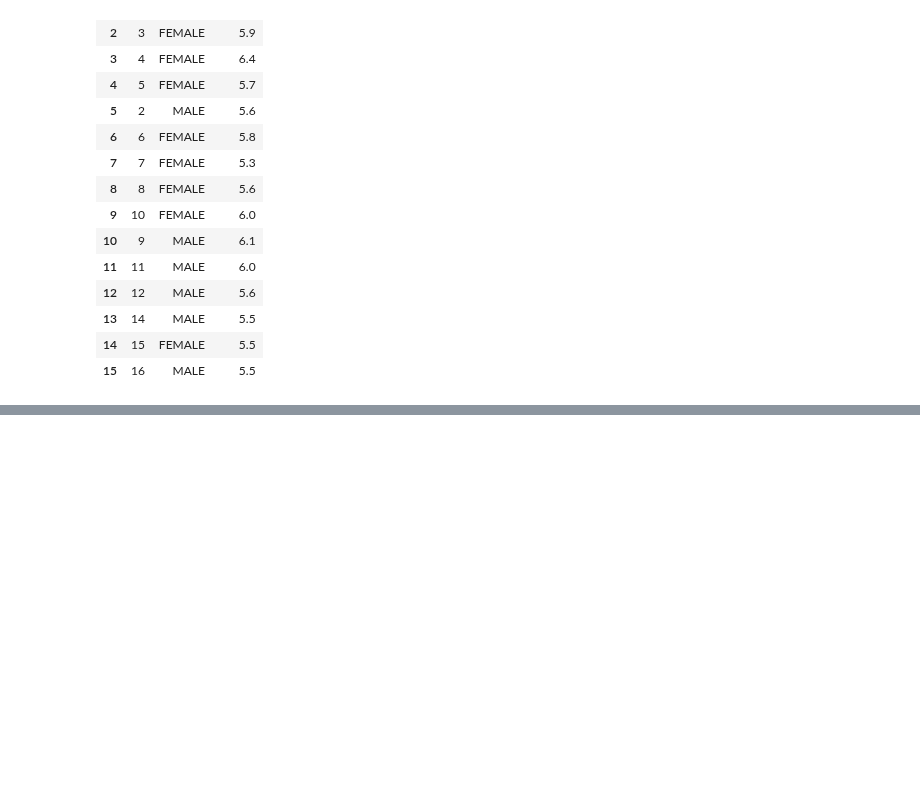
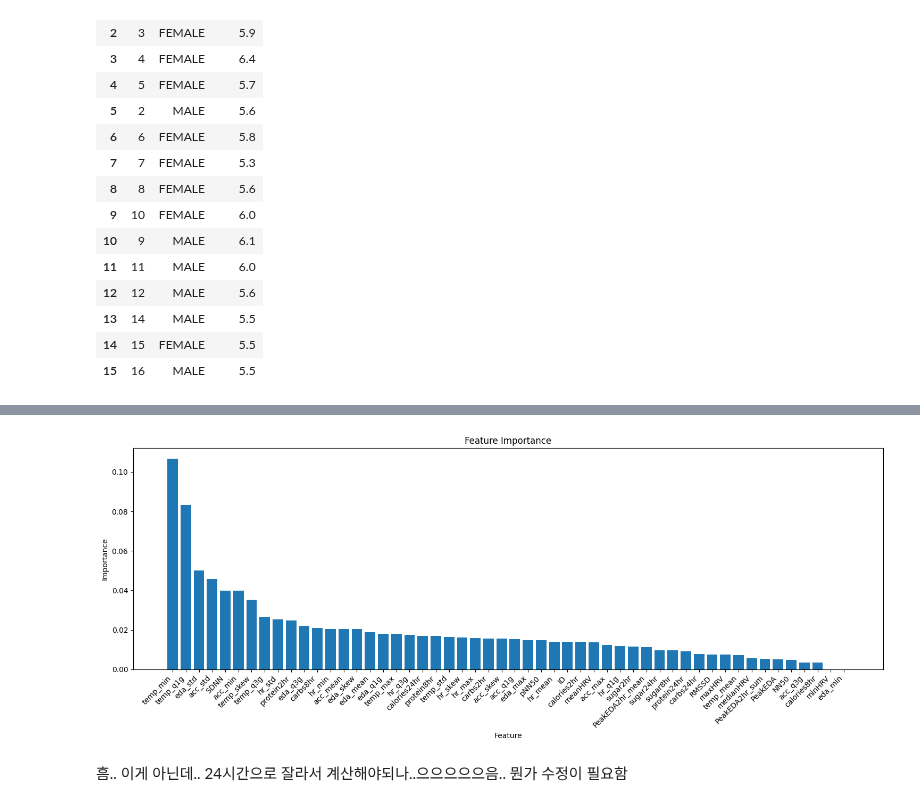
Before and after one commit to mingg12/engineering-newFork, a Jupyter notebook: building_df_for_feature_selection.ipynb, the cells around one changed output, grey strips where cells are left out. Drawn from its saved outputs; the diff is of its cells as text; code cells hidden in the pictures; blank space fills up the shorter version.

```diff
--- a/building_df_for_feature_selection.ipynb
+++ b/building_df_for_feature_selection.ipynb
@@ -493,2 +429,29 @@ df.head()
 # %%
 df.to_csv(r'./features.csv', sep='\t', encoding='utf-8', header='true')
+# %%
+from sklearn.ensemble import RandomForestClassifier
+
+def calculate_feature_importance(dataframe):
+    # 데이터셋을 피쳐와 타겟으로 나누기
+    X = dataframe.drop(columns=['target'])  # target을 제외한 모든 열을 피쳐로 사용
+    y = dataframe['target']  # target 열을 타겟으로 사용
+
+    # RandomForest 모델 초기화
+    model = RandomForestClassifier()
+
+    # 모델 피팅
+    model.fit(X, y)
+
+    # 피쳐 중요도 계산
+    feature_importance = model.feature_importances_
+
+    # 피쳐 중요도를 데이터프레임 형태로 변환
+    importance_df = pd.DataFrame({'Feature': X.columns, 'Importance': feature_importance})
+
+    # 중요도에 따라 내림차순으로 정렬
+    importance_df = importance_df.sort_values(by='Importance', ascending=False)
+
+    return importance_df
+# %%
+importance_df = calculate_feature_importance(df)
+importance_df.head()
@@ -494,0 +465,16 @@ df.to_csv(r'./features.csv', sep='\t', encoding='utf-8', header='true')
+# %%
+import matplotlib.pyplot as plt
+
+# 막대그래프로 중요도 출력
+plt.figure(figsize=(15, 6))
+plt.bar(importance_df['Feature'], importance_df['Importance'])
+plt.xlabel('Feature')
+plt.ylabel('Importance')
+plt.title('Feature Importance')
+plt.xticks(rotation=45, ha='right')  # x축 라벨을 45도로 회전하여 가독성 높임
+plt.tight_layout()  # 그래프 간격 조정
+plt.show()
+# %% [output]
+[figure, added]
+# %% [markdown]
+흠.. 이게 아닌데.. 24시간으로 잘라서 계산해야되나..으으으으으음.. 뭔가 수정이 필요함
```
Also changed, not shown: parts of 4 cells of this notebook.
